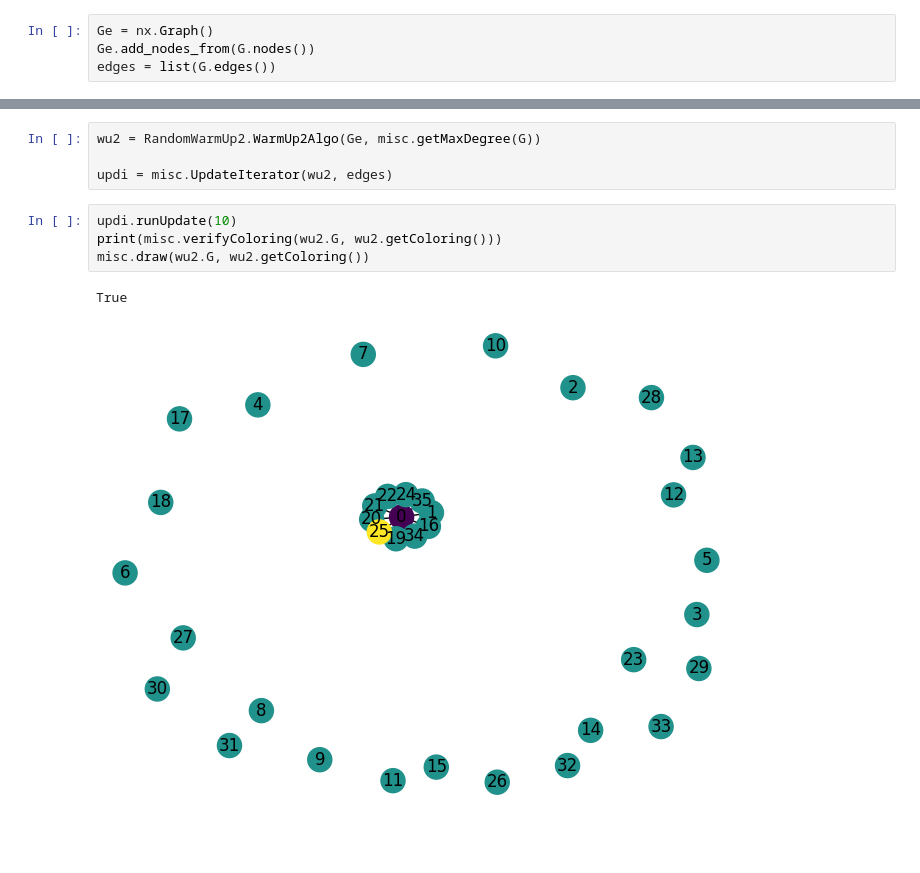
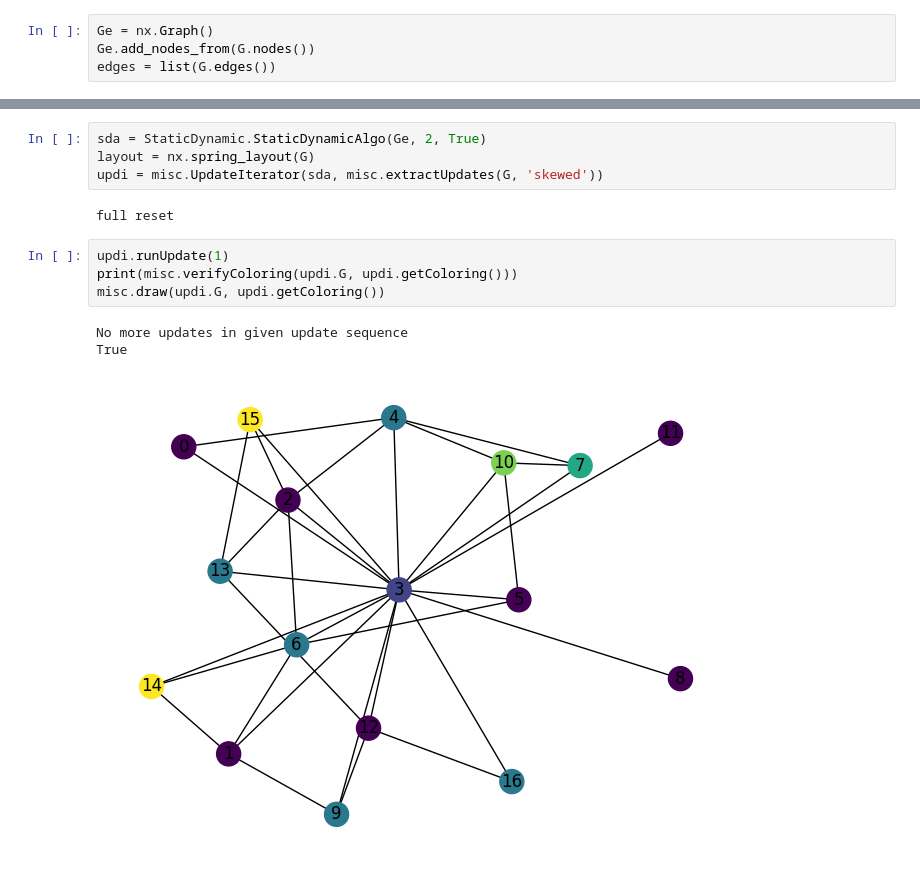
Before and after one commit to mtheunistue/DynamicGraphColoring, a Jupyter notebook: Algorithm Sandbox.ipynb, the cells around one changed output, grey strips where cells are left out. Saved outputs shown, nothing was run; the diff lists cells and outputs as text; blank space fills up the shorter version.

Commit message:
dynamicReset and prioritized updates added

```diff
--- a/Algorithm Sandbox.ipynb
+++ b/Algorithm Sandbox.ipynb
@@ -216,12 +223,15 @@ misc.extractUpdates(G, 'skewed')
 # %%
-wu2 = RandomWarmUp2.WarmUp2Algo(Ge, misc.getMaxDegree(G))
-
-updi = misc.UpdateIterator(wu2, edges)
+sda = StaticDynamic.StaticDynamicAlgo(Ge, 2, True)
+layout = nx.spring_layout(G)
+updi = misc.UpdateIterator(sda, misc.extractUpdates(G, 'skewed'))
+# %% [output]
+full reset
 # %%
-updi.runUpdate(10)
-print(misc.verifyColoring(wu2.G, wu2.getColoring()))
-misc.draw(wu2.G, wu2.getColoring())
+updi.runUpdate(1)
+print(misc.verifyColoring(updi.G, updi.getColoring()))
+misc.draw(updi.G, updi.getColoring())
 # %% [output]
+No more updates in given update sequence
 True
-[figure, old version]
+[figure, new version]
 # %%
```
Also changed, not shown: parts of 10 cells of this notebook, 2 other files.
